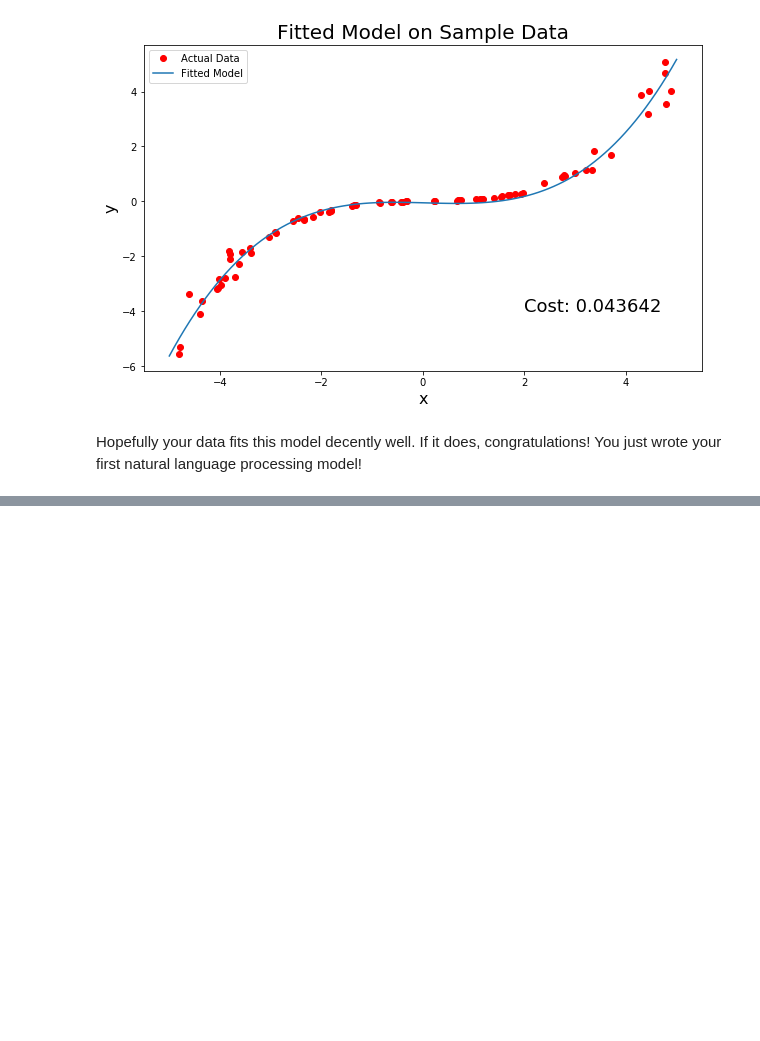
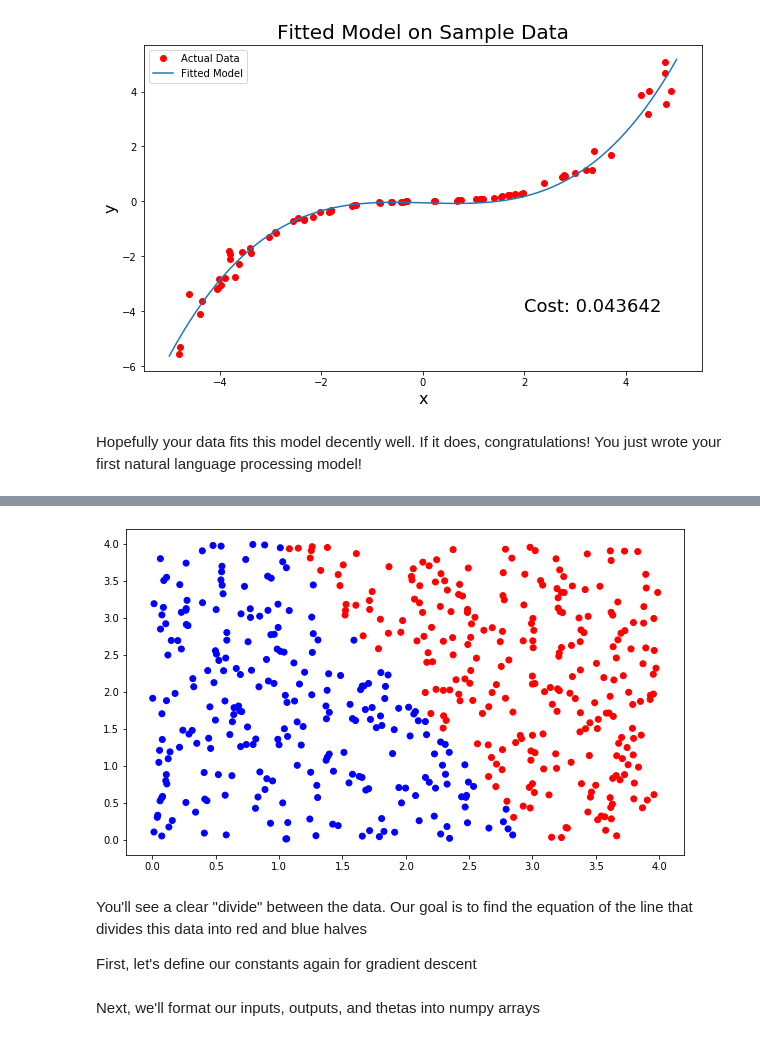
Before and after one commit to nbalepur/SIGNLL-Fall-2020, a Jupyter notebook: Linear and Logistic Regression/Linear and Logistic Regression Filled.ipynb, the cells around one changed output, grey strips where cells are left out. Saved outputs shown, nothing was run; the diff lists cells and outputs as text; code cells hidden in the pictures; blank space fills up the shorter version.

```diff
--- a/Linear and Logistic Regression/Linear and Logistic Regression Filled.ipynb
+++ b/Linear and Logistic Regression/Linear and Logistic Regression Filled.ipynb
@@ -251,0 +400,16 @@ Hopefully your data fits this model decently well. If it does, congratulations!
+# %%
+# visualization of data set
+plot_log_x = np.random.random(500) * 4
+plot_log_y = np.random.random(500) * 4
+plot_classification = (3 - plot_log_x - 0.5 * plot_log_y > 0)
+
+plt.scatter(plot_log_x, plot_log_y, c = plot_classification, cmap = "bwr_r")
+
+fig = plt.gcf()
+fig.set_size_inches(10, 6)
+# %% [output]
+[figure, added]
+# %% [markdown]
+You'll see a clear "divide" between the data. Our goal is to find the equation of the line that divides this data into red and blue halves
+
+First, let's define our constants again for gradient descent
@@ -251,0 +420,2 @@ Hopefully your data fits this model decently well. If it does, congratulations!
+# %% [markdown]
+Next, we'll format our inputs, outputs, and thetas into numpy arrays
```
Also changed, not shown: parts of 32 cells of this notebook.
